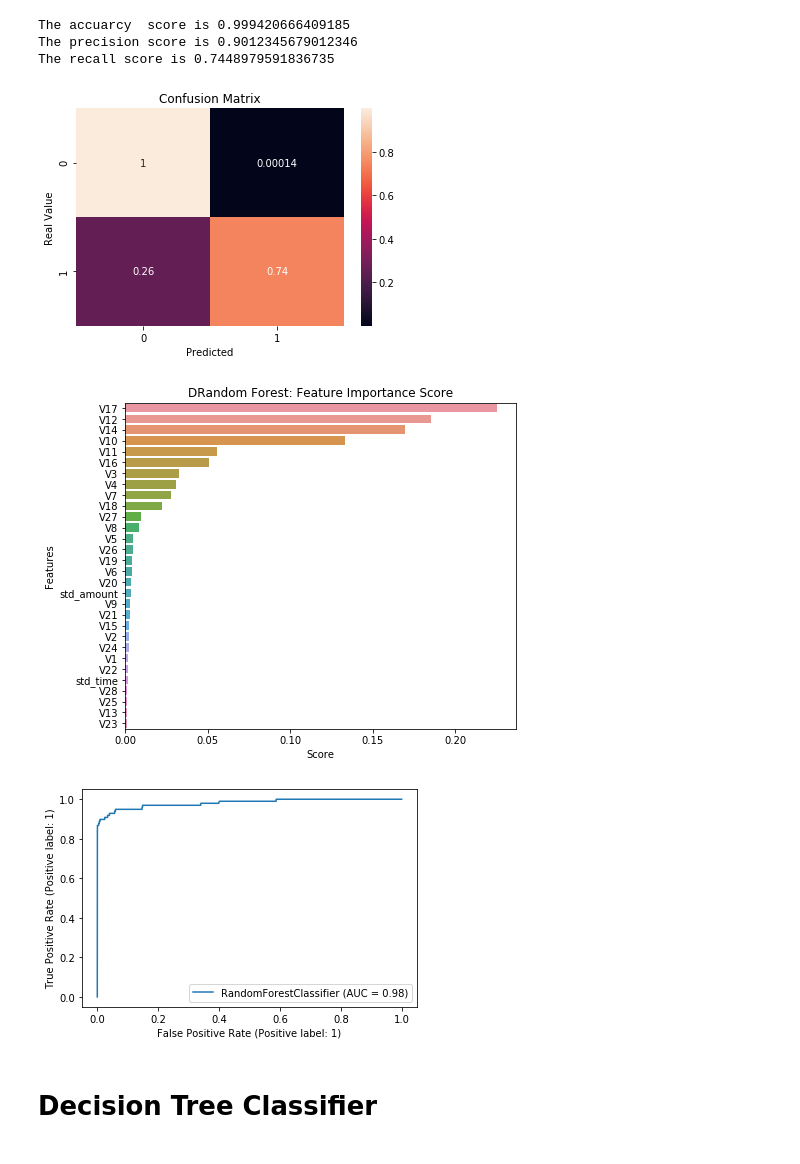
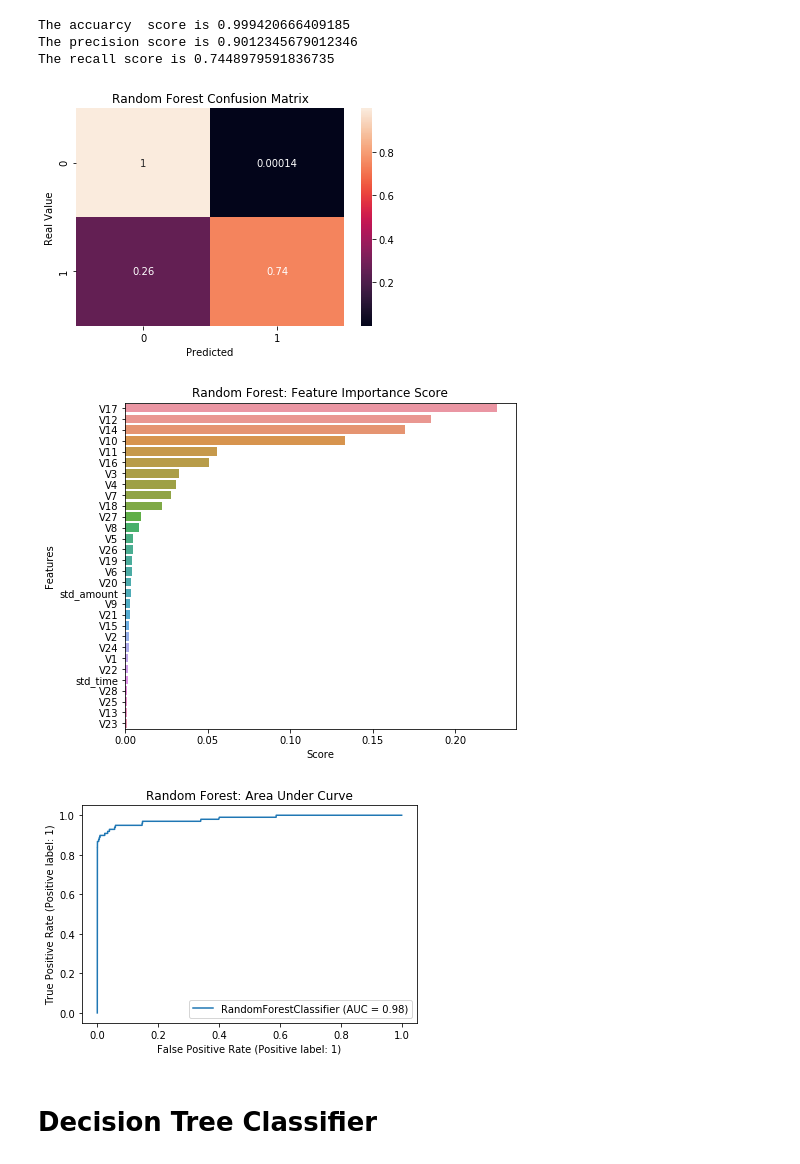
Before and after one commit to ipatel467/Credit-Card-Fraud-Detection, a Jupyter notebook: ML.ipynb, the cells around one changed output. Saved outputs shown, nothing was run; the diff lists cells and outputs as text; code cells hidden in the pictures.

```diff
--- a/ML.ipynb
+++ b/ML.ipynb
@@ -173,29 +173,30 @@ The recall score is 0.7448979591836735
 fig, ax = plt.subplots()
 sns.heatmap(confusion_matrix(y_test, y_hat_test, normalize='true'), annot=True, ax=ax)
 
-ax.set_title("Confusion Matrix")
+ax.set_title("Random Forest Confusion Matrix")
 ax.set_ylabel("Real Value")
 ax.set_xlabel("Predicted")
 
 plt.show()
 # %% [output]
-[figure, old version]
+[figure, new version]
 # %%
 clf_feat_imp = pd.DataFrame(clf.feature_importances_, index=X_train.columns).sort_values(by=0,ascending=False)
 # turning it into a Dataframe makes it easier to work with
 
 plt.figure(figsize=[7,6])
 sns.barplot(y=clf_feat_imp.index,x=clf_feat_imp[0],orient='h');
-plt.title('DRandom Forest: Feature Importance Score');
+plt.title('Random Forest: Feature Importance Score');
 plt.ylabel('Features');
 plt.xlabel('Score');
 # %% [output]
-[figure, old version]
+[figure, new version]
 # %%
 metrics.plot_roc_curve(clf, X_test, y_test)
+plt.title("Random Forest: Area Under Curve")
 plt.show()
 # %% [output]
-[figure, old version]
+[figure, new version]
 # %% [markdown]
 # Decision Tree Classifier
 # %%
```
Also changed, not shown: parts of 6 cells of this notebook.
